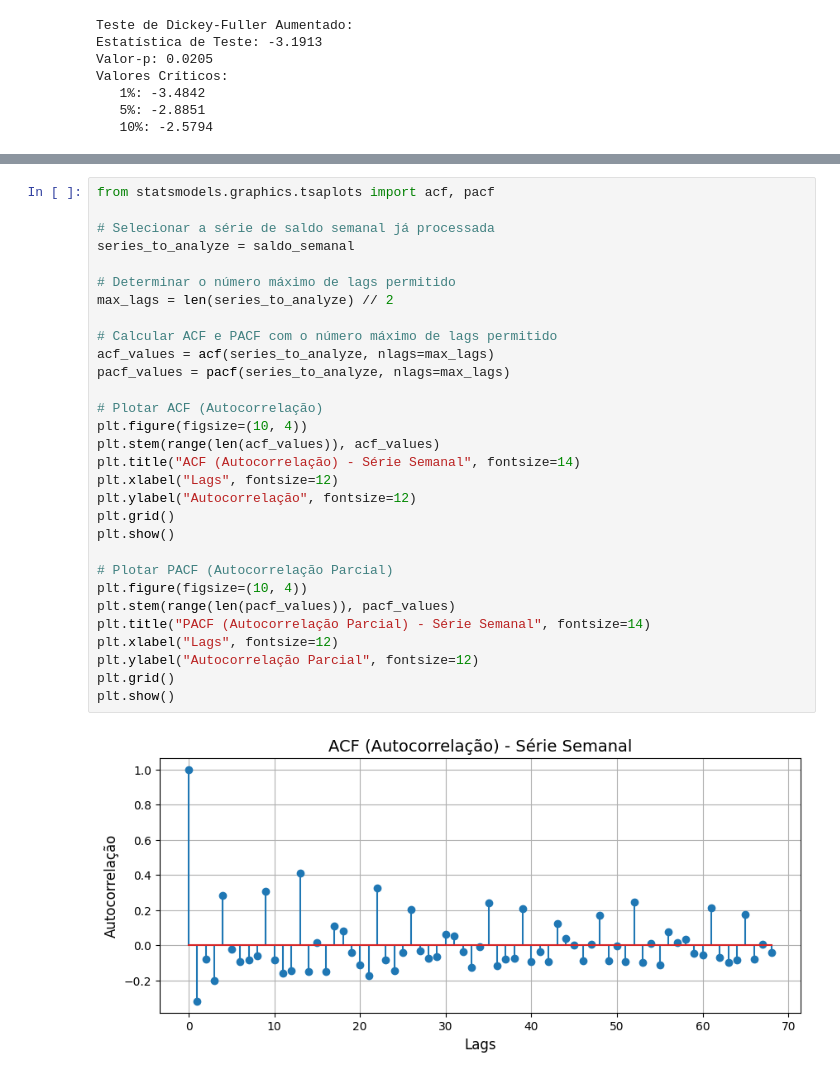
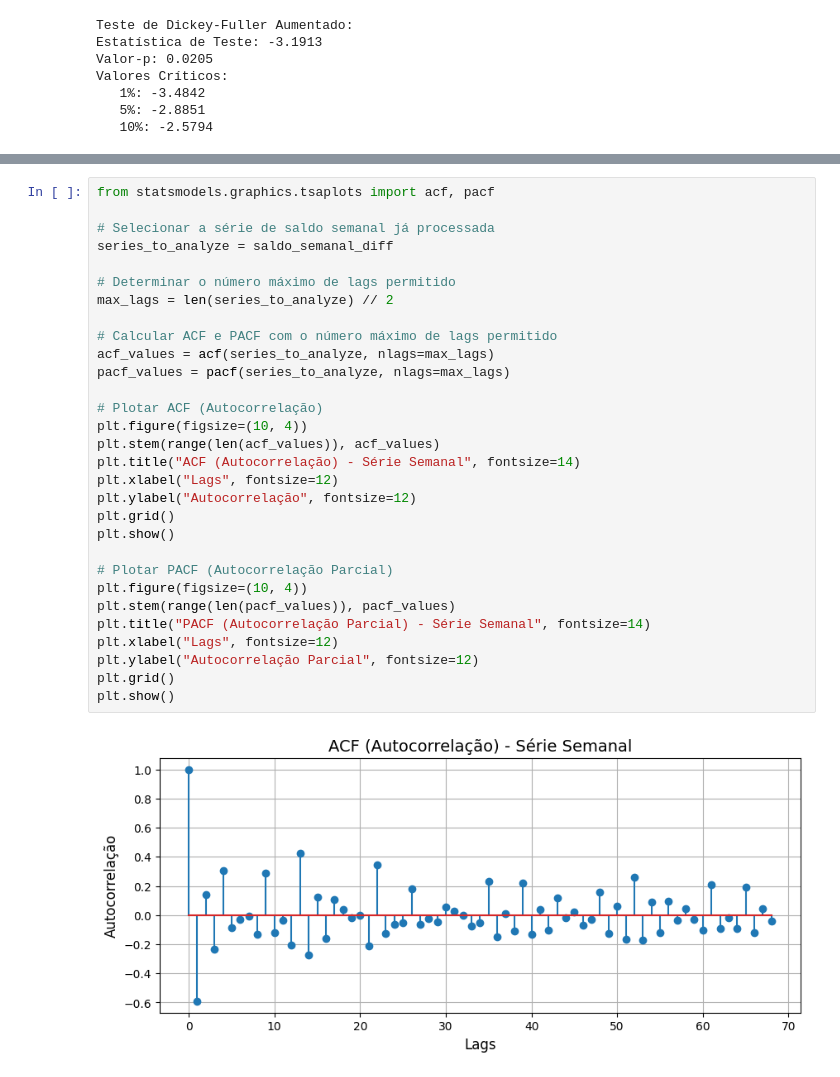
Before and after one commit to pedro-coelho-dr/dash, a Jupyter notebook: exploration/exploration.ipynb, the cells around one changed output, grey strips where cells are left out. Drawn from its saved outputs; the diff is of its cells as text.

```diff
--- a/exploration/exploration.ipynb
+++ b/exploration/exploration.ipynb
@@ -538,32 +621,32 @@ Valores Críticos:
 # %%
 from statsmodels.graphics.tsaplots import acf, pacf
 
 # Selecionar a série de saldo semanal já processada
-series_to_analyze = saldo_semanal
+series_to_analyze = saldo_semanal_diff
 
 # Determinar o número máximo de lags permitido
 max_lags = len(series_to_analyze) // 2
 
 # Calcular ACF e PACF com o número máximo de lags permitido
 acf_values = acf(series_to_analyze, nlags=max_lags)
 pacf_values = pacf(series_to_analyze, nlags=max_lags)
 
 # Plotar ACF (Autocorrelação)
 plt.figure(figsize=(10, 4))
 plt.stem(range(len(acf_values)), acf_values)
 plt.title("ACF (Autocorrelação) - Série Semanal", fontsize=14)
 plt.xlabel("Lags", fontsize=12)
 plt.ylabel("Autocorrelação", fontsize=12)
 plt.grid()
 plt.show()
 
 # Plotar PACF (Autocorrelação Parcial)
 plt.figure(figsize=(10, 4))
 plt.stem(range(len(pacf_values)), pacf_values)
 plt.title("PACF (Autocorrelação Parcial) - Série Semanal", fontsize=14)
 plt.xlabel("Lags", fontsize=12)
 plt.ylabel("Autocorrelação Parcial", fontsize=12)
 plt.grid()
 plt.show()
 # %% [output]
-[figure, old version]
+[figure, new version]
```
Also changed, not shown: parts of 6 cells of this notebook, 15 other files.
